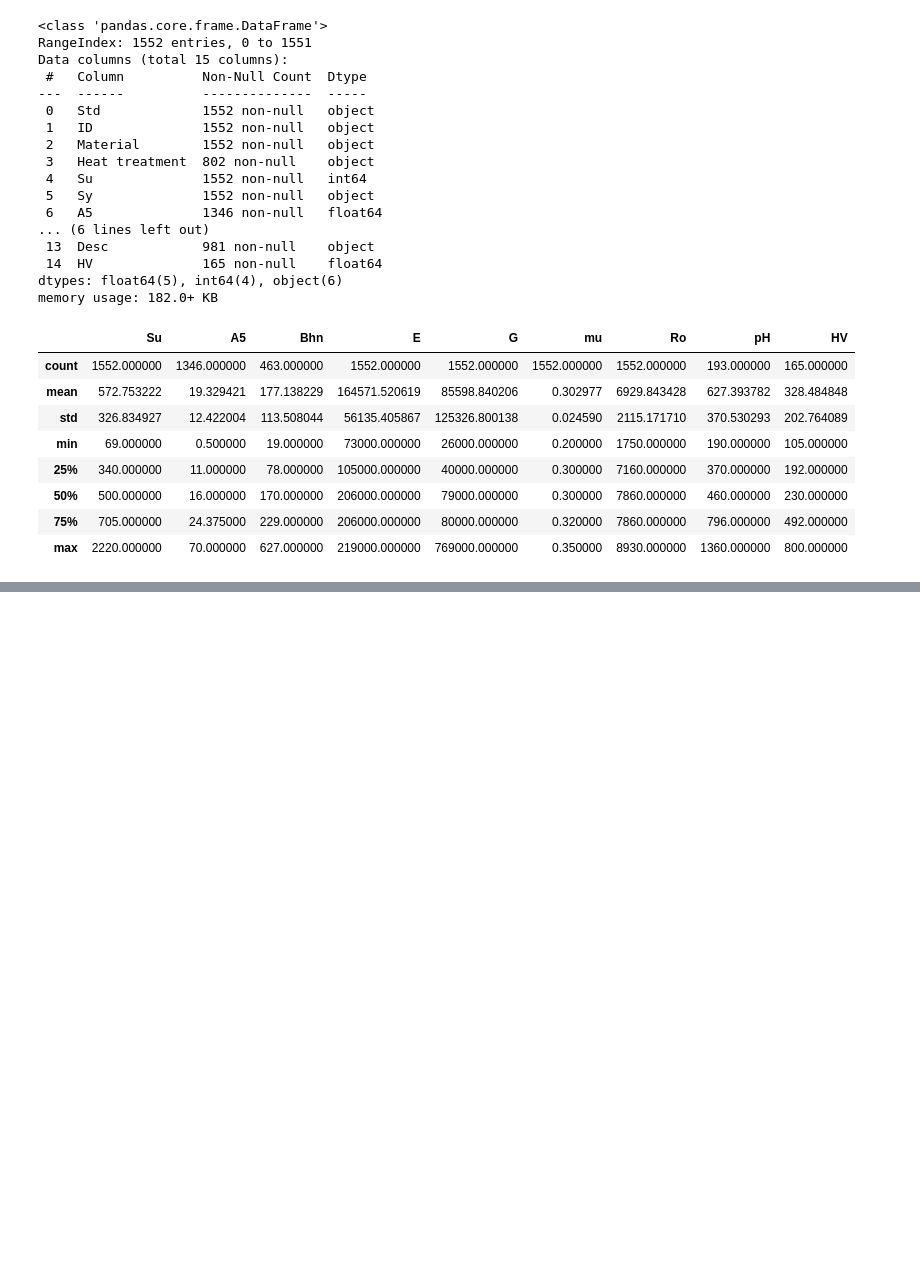
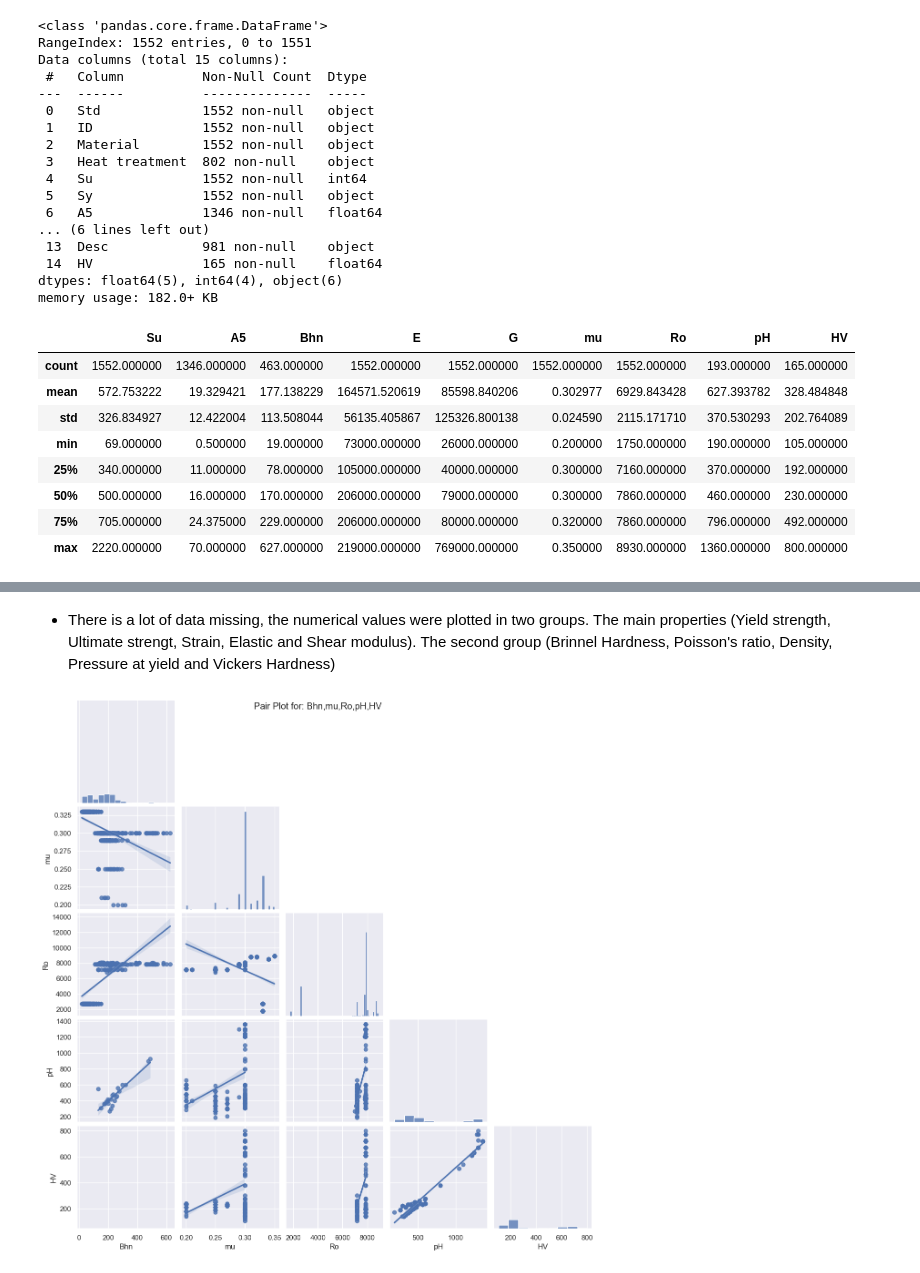
Before and after one commit to GALLP900/CodAcG_Github, a Jupyter notebook: Python_Projects/Materials Mechanical/MechanicalProperties.ipynb, the cells around one changed output, grey strips where cells are left out. Saved outputs shown, nothing was run; the diff lists cells and outputs as text; code cells hidden in the pictures; blank space fills up the shorter version.

```diff
--- a/Python_Projects/Materials Mechanical/MechanicalProperties.ipynb
+++ b/Python_Projects/Materials Mechanical/MechanicalProperties.ipynb
@@ -105,3 +122,9 @@ df.groupby(["Heat treatment"])[["Sy"]].agg("mean").plot(kind="box")
+# %% [markdown]
+- There is a lot of data missing, the numerical values were plotted in two groups. The main properties (Yield strength, Ultimate strengt, Strain, Elastic and Shear modulus). The second group (Brinnel Hardness, Poisson's ratio, Density, Pressure at yield and Vickers Hardness)
+# %%
+pairplot_prop(phys_prop_comp)
+# %% [output]
+[figure, added]
 # %%
 def box_plot():
     df.groupby(["Material"])[["Sy"]].agg(["mean"]).plot(kind="box")
```
Also changed, not shown: parts of 25 cells of this notebook.
